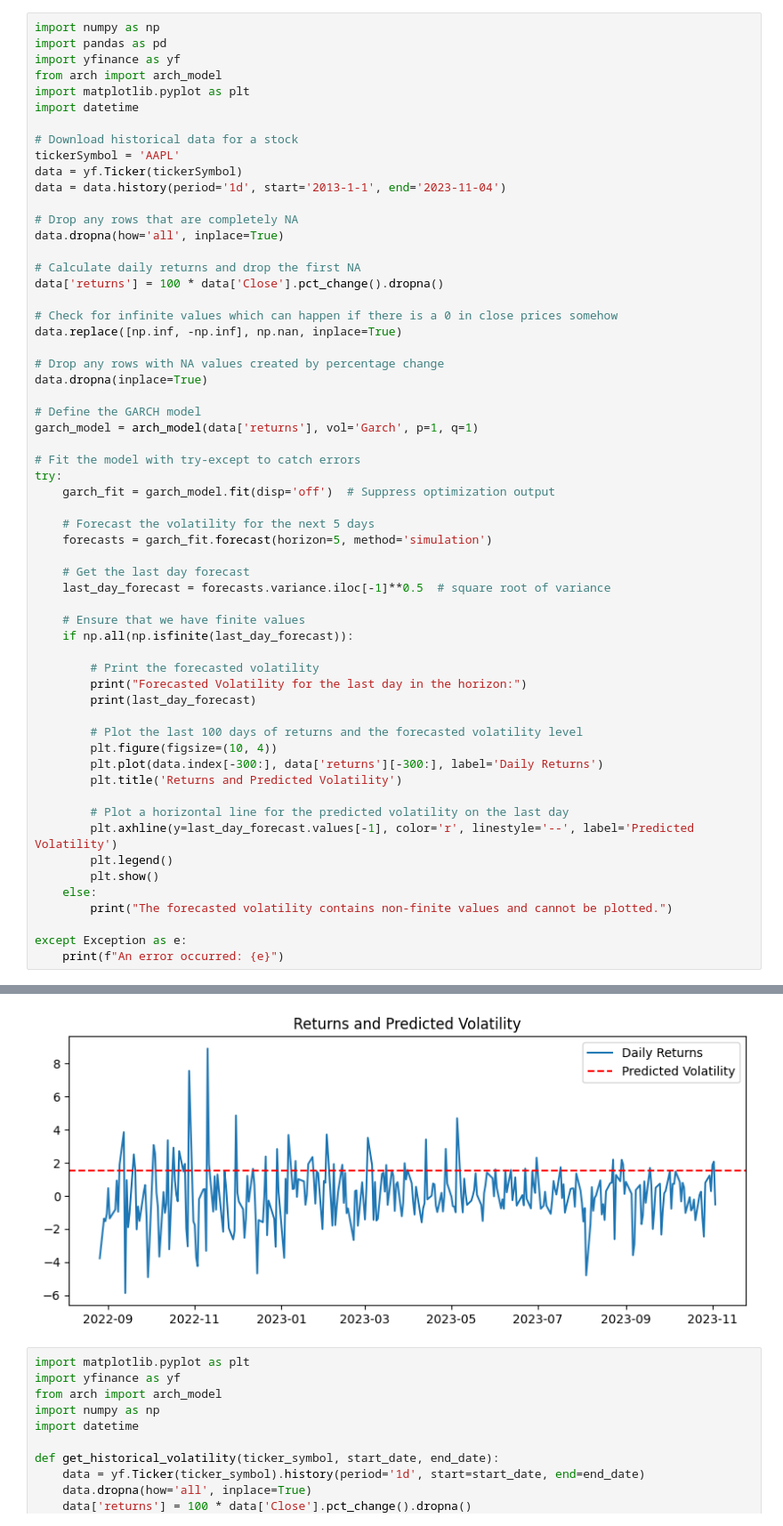
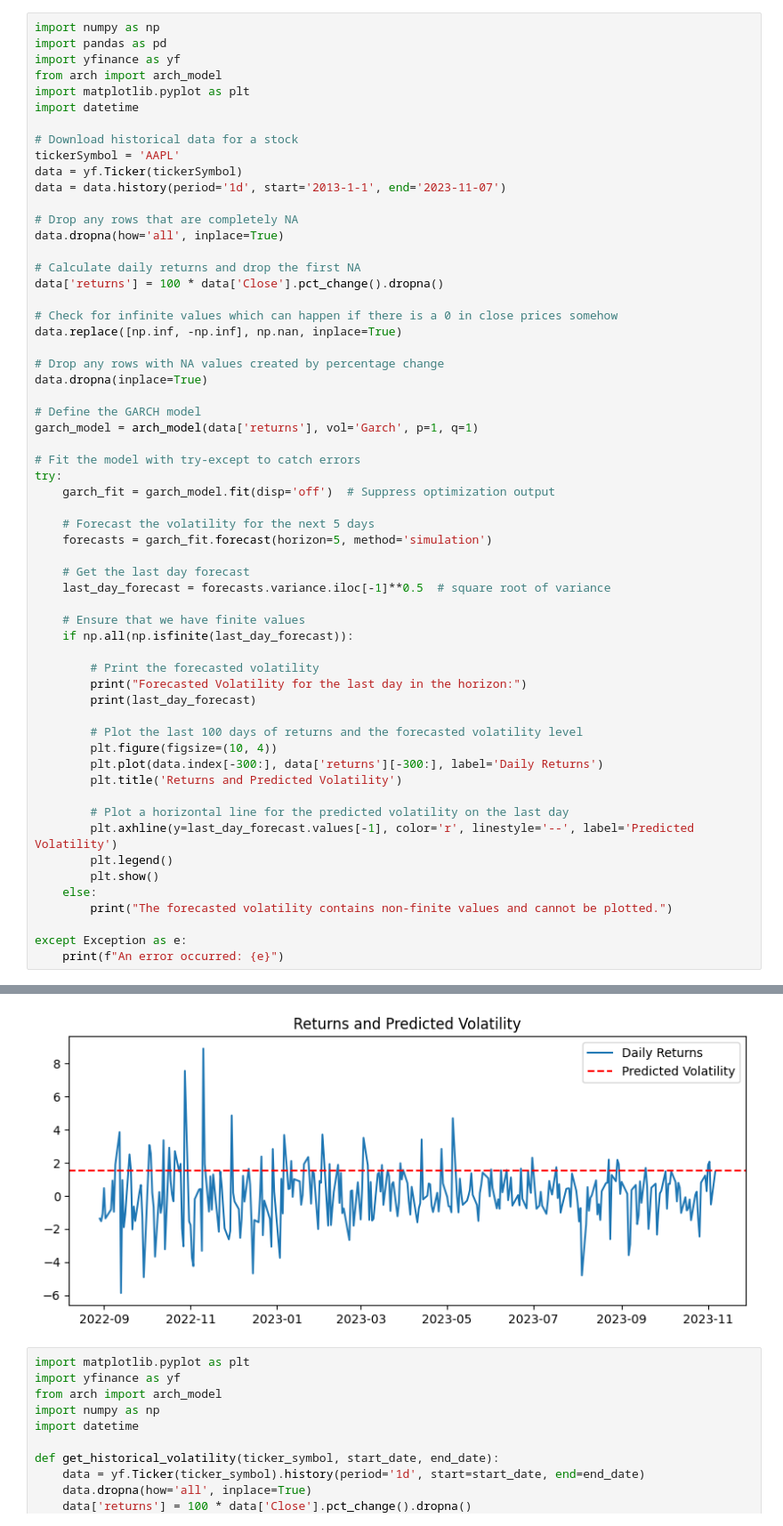
Before and after one commit to greedydurian/hmm, a Jupyter notebook: vol_tracker.ipynb, the cells around one changed output, grey strips where cells are left out. Shown: that part at 89% size. Cells and saved outputs as stored; diff of their text form.

```diff
--- a/vol_tracker.ipynb
+++ b/vol_tracker.ipynb
@@ -9,7 +9,7 @@ import datetime
 # Download historical data for a stock
 tickerSymbol = 'AAPL'
 data = yf.Ticker(tickerSymbol)
-data = data.history(period='1d', start='2013-1-1', end='2023-11-04')
+data = data.history(period='1d', start='2013-1-1', end='2023-11-07')
 
 # Drop any rows that are completely NA
 data.dropna(how='all', inplace=True)
@@ -68,4 +68,4 @@ Name: 2023-11-03 00:00:00-04:00, dtype: float64
-[figure, old version]
+[figure, new version]
 # %%
 import matplotlib.pyplot as plt
 import yfinance as yf
```
Also changed, not shown: parts of 2 cells of this notebook, 4 other files.
